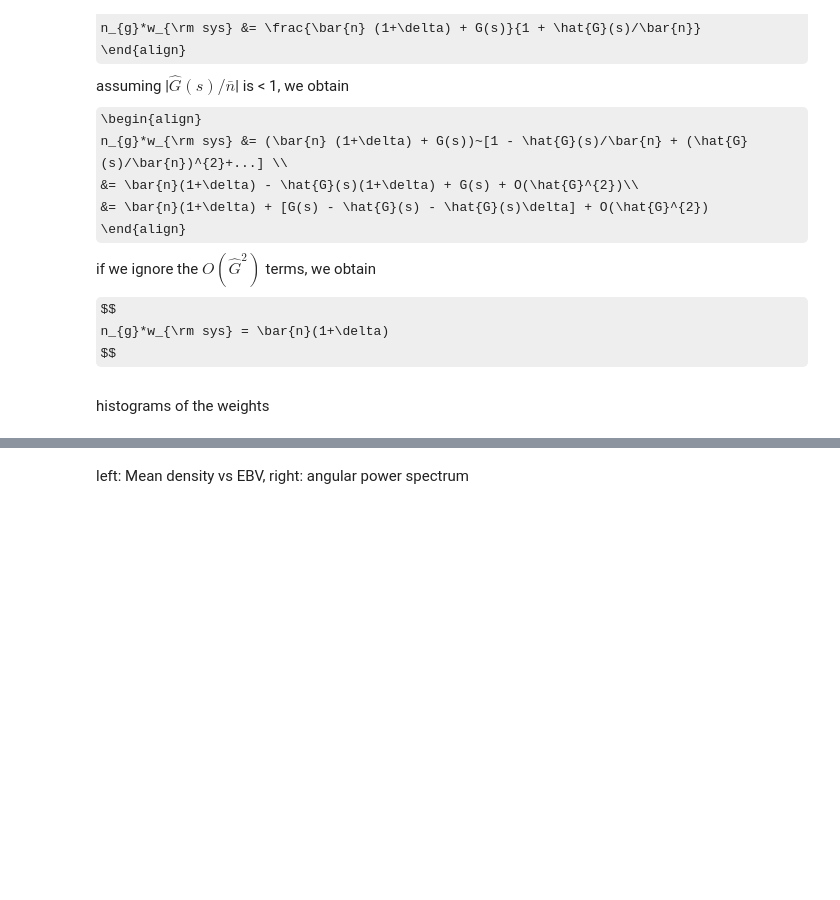
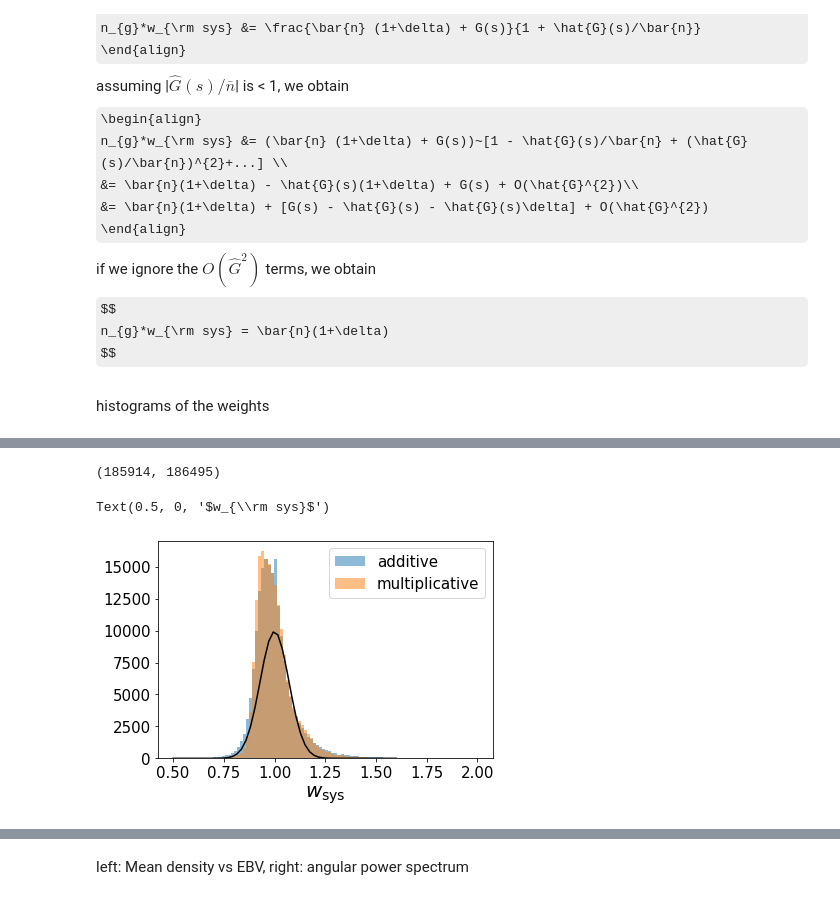
Before and after one commit to mehdirezaie/SYSNet, a Jupyter notebook: notebooks/Mitigation.ipynb, the cells around one changed output, grey strips where cells are left out. Drawn from its saved outputs; the diff is of its cells as text; code cells hidden in the pictures; some formulas as TeX source; blank space fills up the shorter version.

```diff
--- a/notebooks/Mitigation.ipynb
+++ b/notebooks/Mitigation.ipynb
@@ -85 +100,21 @@ Text(0.5, 0, '$w_{\\rm sys}$')
+# %%
+mask1.sum(), mask2.sum()
+# %% [output]
+(185914, 186495)
+# %%
+fpdf = lambda x, m, s: (1./np.sqrt(2*np.pi*s*s)) * np.exp(-1*((x-m)/(s))**2)
+
+xg = np.linspace(0.5, 1.6)
+
+_, b, _ = plt.hist(wnn2[mask2], bins=100, alpha=0.5, label='additive', align='mid')
+plt.hist(wnn1[mask1], bins=b, alpha=0.5, label='multiplicative', align='mid')
+plt.plot(xg, 2.5e3*fpdf(xg, 1, np.std(wnn1[mask1])), 'k-')
+# plt.plot(xg, 3.8e3*fpdf(xg, 0.98, np.std(wnn1[mask])), 'k--')
+plt.legend()
+# plt.yscale('log')
+# plt.ylim(1., 1.2e4)
+plt.xlabel(r'$w_{\rm sys}$', fontsize=20)
+# %% [output]
+Text(0.5, 0, '$w_{\\rm sys}$')
+[figure, added]
 # %% [markdown]
```
Also changed, not shown: parts of 18 cells of this notebook.
